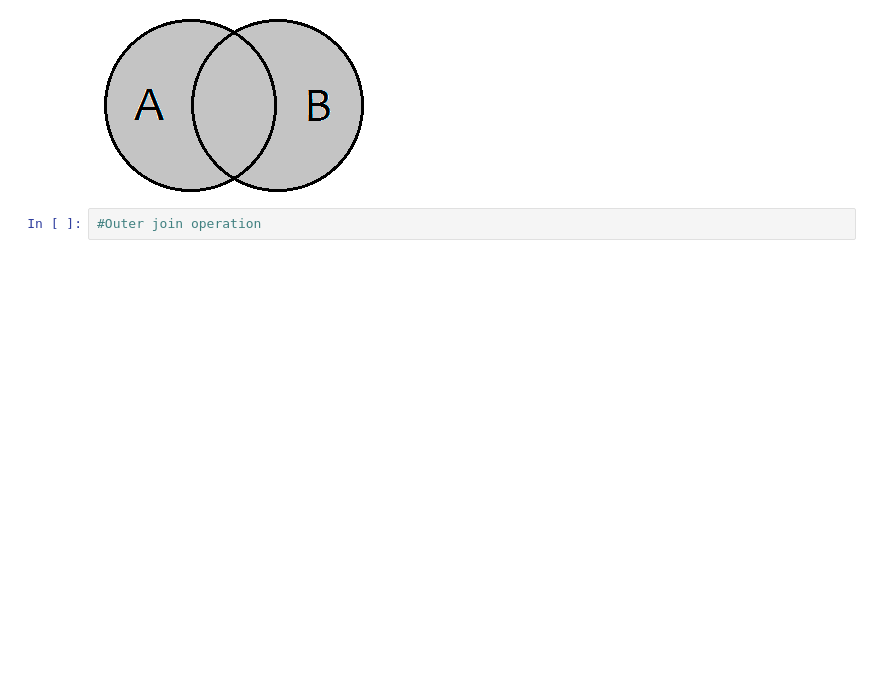
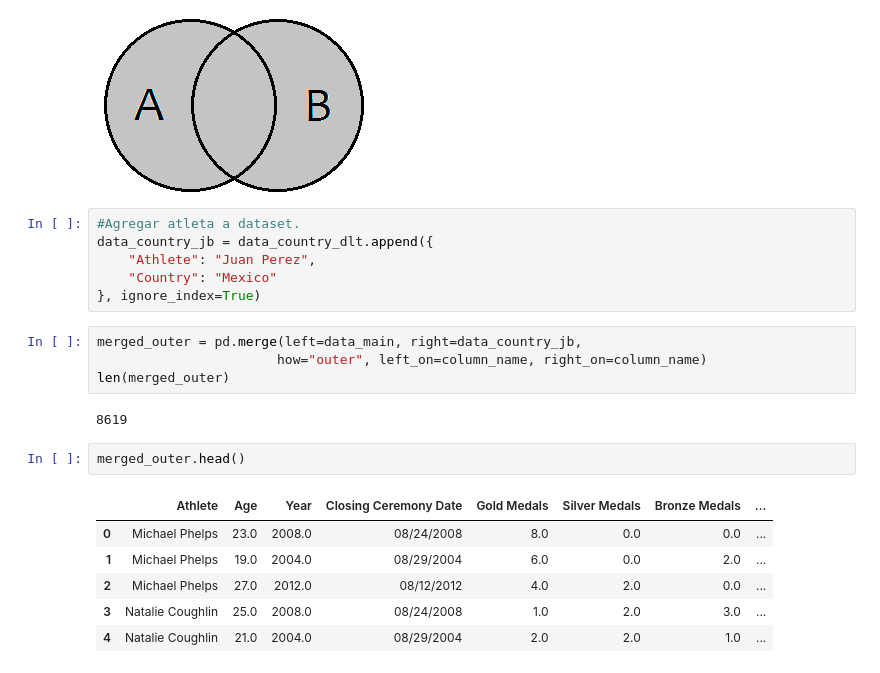
Before and after one commit to elugo00/machine-learning-python-course, a Jupyter notebook: notebooks/T2 - 4 - Data Cleaning - Concatenación de datos.ipynb, the cells around one changed output. Cells and saved outputs as stored; diff of their text form; blank space fills up the shorter version.

```diff
--- a/notebooks/T2 - 4 - Data Cleaning - Concatenación de datos.ipynb
+++ b/notebooks/T2 - 4 - Data Cleaning - Concatenación de datos.ipynb
@@ -383,5 +426,24 @@ Image(filename="resources/right-join.png")
 Image(filename="resources/outer-join.png")
 # %% [output]
 [figure]
-# %%
-#Outer join operation
+# %%
+#Agregar atleta a dataset.
+data_country_jb = data_country_dlt.append({
+    "Athlete": "Juan Perez",
+    "Country": "Mexico"
+}, ignore_index=True)
+# %%
+merged_outer = pd.merge(left=data_main, right=data_country_jb,
+                       how="outer", left_on=column_name, right_on=column_name)
+len(merged_outer)
+# %% [output]
+8619
+# %%
+merged_outer.head()
+# %% [output]
+|  | Athlete | Age | Year | Closing Ceremony Date | Gold Medals | Silver Medals | Bronze Medals | ... |
+| 0 | Michael Phelps | 23.0 | 2008.0 | 08/24/2008 | 8.0 | 0.0 | 0.0 | ... |
+| 1 | Michael Phelps | 19.0 | 2004.0 | 08/29/2004 | 6.0 | 0.0 | 2.0 | ... |
+| 2 | Michael Phelps | 27.0 | 2012.0 | 08/12/2012 | 4.0 | 2.0 | 0.0 | ... |
+| 3 | Natalie Coughlin | 25.0 | 2008.0 | 08/24/2008 | 1.0 | 2.0 | 3.0 | ... |
+| 4 | Natalie Coughlin | 21.0 | 2004.0 | 08/29/2004 | 2.0 | 2.0 | 1.0 | ... |
```
Also changed, not shown: parts of 14 cells of this notebook.
